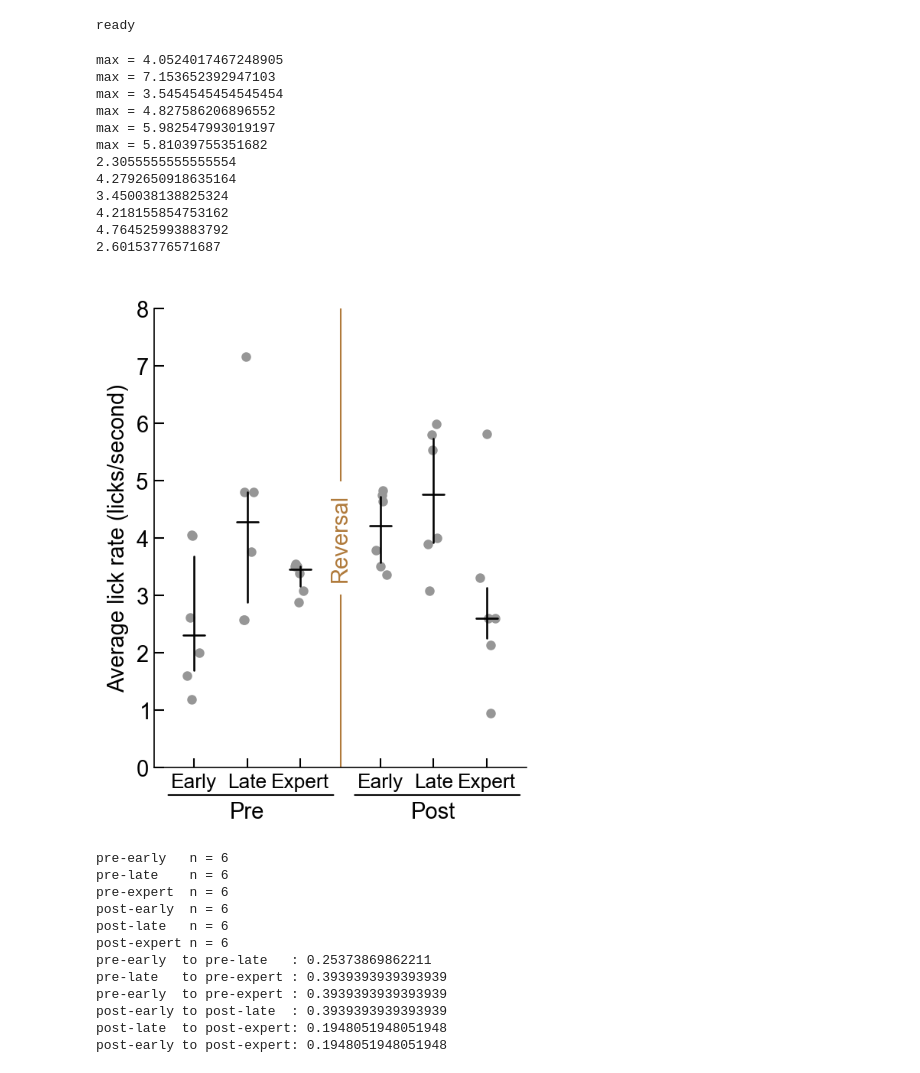
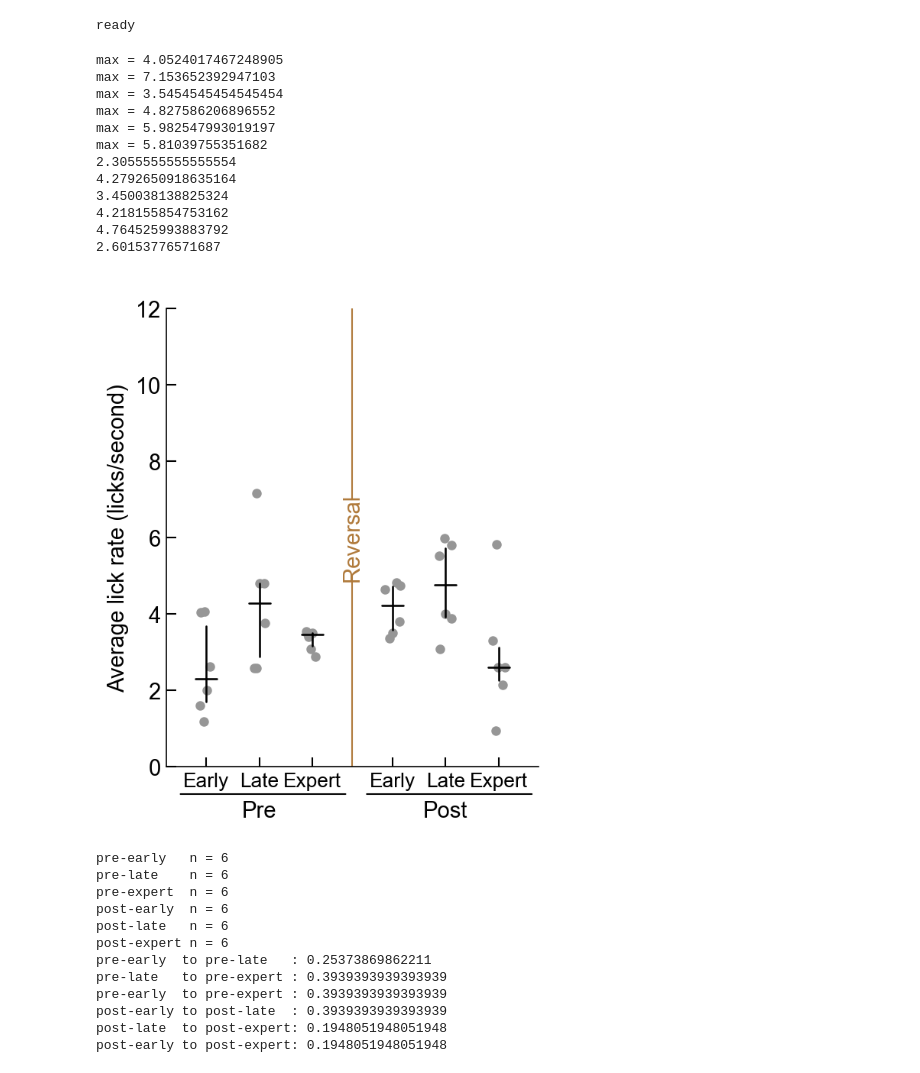
Before and after one commit to InsanallyLab/TothSidleck2024, a Jupyter notebook: Notebooks/Reviewer 2/Lick Rate Over Learning - anticipatory.ipynb, the cells around one changed output. Drawn from its saved outputs; the diff is of its cells as text; code cells hidden in the pictures.

```diff
--- a/Notebooks/Reviewer 2/Lick Rate Over Learning - anticipatory.ipynb
+++ b/Notebooks/Reviewer 2/Lick Rate Over Learning - anticipatory.ipynb
@@ -561,0 +610,2 @@ len(lick_rate_preearly)
+# %%
+sessionfile = ilep.loadSessionCached(act_directory,'BS_50_6_AC.pickle')
@@ -675,7 +830,7 @@ for idx,(column,polarity) in enumerate(zip(data,[-1,-1,-1,1,1,1])):
 ################################################################################################################
 labels = ['Early','Late','Expert','Early','Late','Expert']
 
-ax.set_ylim([0,8])
+ax.set_ylim([0,12])
 # ax.set_yticks([0,2,4,6,8,10,12])
 ylab = ax.set_ylabel('Average lick rate (licks/second)')
 
@@ -698,34 +853,34 @@ for item in ([ax.title, ax.xaxis.label, ax.yaxis.label] +
     ax.get_xticklabels() + ax.get_yticklabels()):
     item.set_fontsize(stdfont)
 for item in (ax.get_xticklabels()):
     item.set_fontsize(stdfont*0.9)
     pass
 
 Y = np.mean(ax.get_ylim())
 Y = np.mean((ax.get_ylim()))
 t = ax.text(2.5,Y,'Reversal',rotation=90,fontsize=stdfont,color=SWITCH_COLOR,horizontalalignment='center',verticalalignment='center')
 ax.plot([2.5]*2,[ax.get_ylim()[0],Y-1],lw=1,color=SWITCH_COLOR)
 ax.plot([2.5]*2,[ax.get_ylim()[1],Y+1],lw=1,color=SWITCH_COLOR)
 
 ax.fill_between(ax.get_xlim(),[ax.get_ylim()[0]]*2,[ax.get_ylim()[1]*2]*2,color='white',alpha=0.4,zorder=-5,clip_on=False)
 
 ttl = ax.set_title(' ')
 artists = [ylab,t1,t2,ttl]
 fig.savefig(os.path.join('C:\\\\Users','4thgr','Downloads','Lick rate go trials anticipatory V'+str(current_version)+'.pdf'),transparent=False,facecolor="white",dpi=400, bbox_extra_artists=(artists), bbox_inches='tight')
 # %% [output]
 max = 4.0524017467248905
 max = 7.153652392947103
 max = 3.5454545454545454
 max = 4.827586206896552
 max = 5.982547993019197
 max = 5.81039755351682
 2.3055555555555554
 4.2792650918635164
 3.450038138825324
 4.218155854753162
 4.764525993883792
 2.60153776571687
-[figure, old version]
+[figure, new version]
 # %%
 data_dec = SimpleNamespace()
 data_dec.preearly = np.abs(lick_rate_preearly)
```
Also changed, not shown: parts of 24 cells of this notebook, 2 other files.
